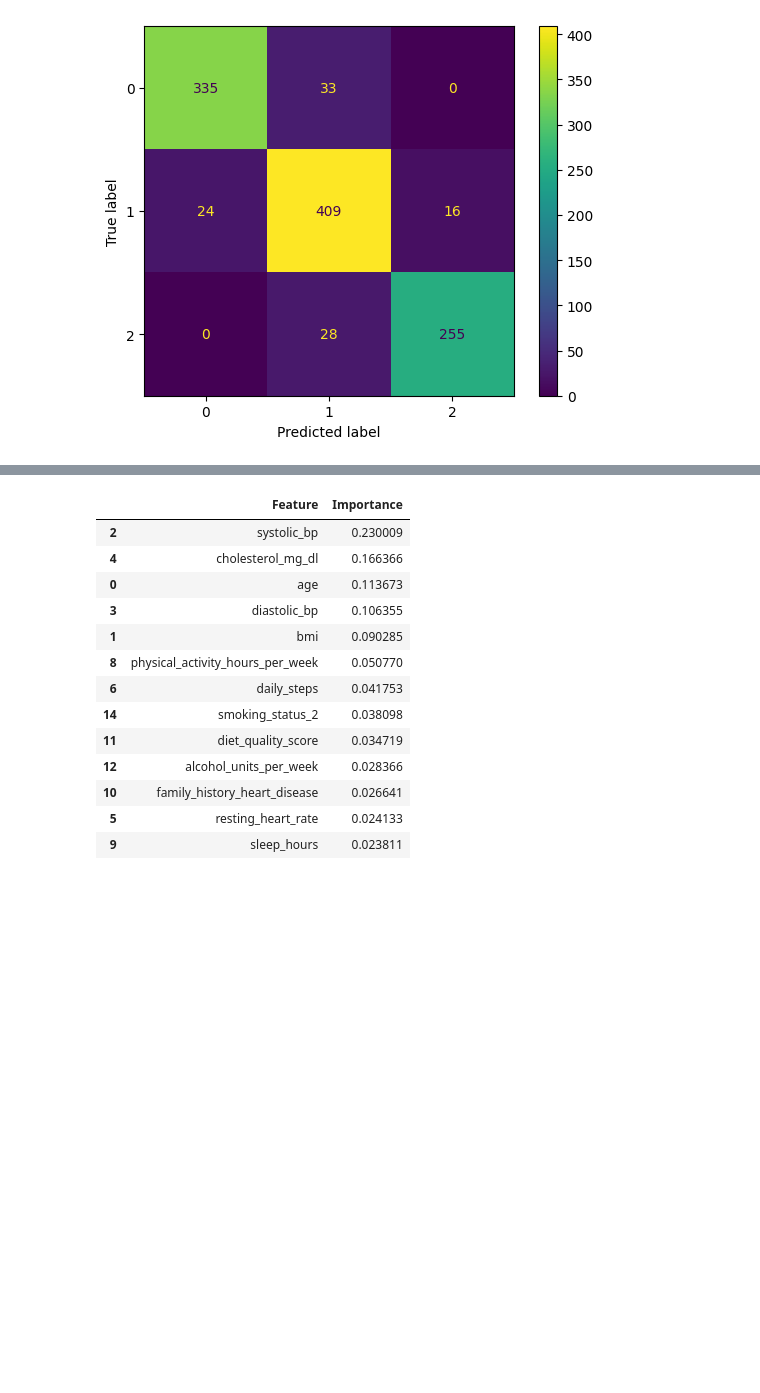
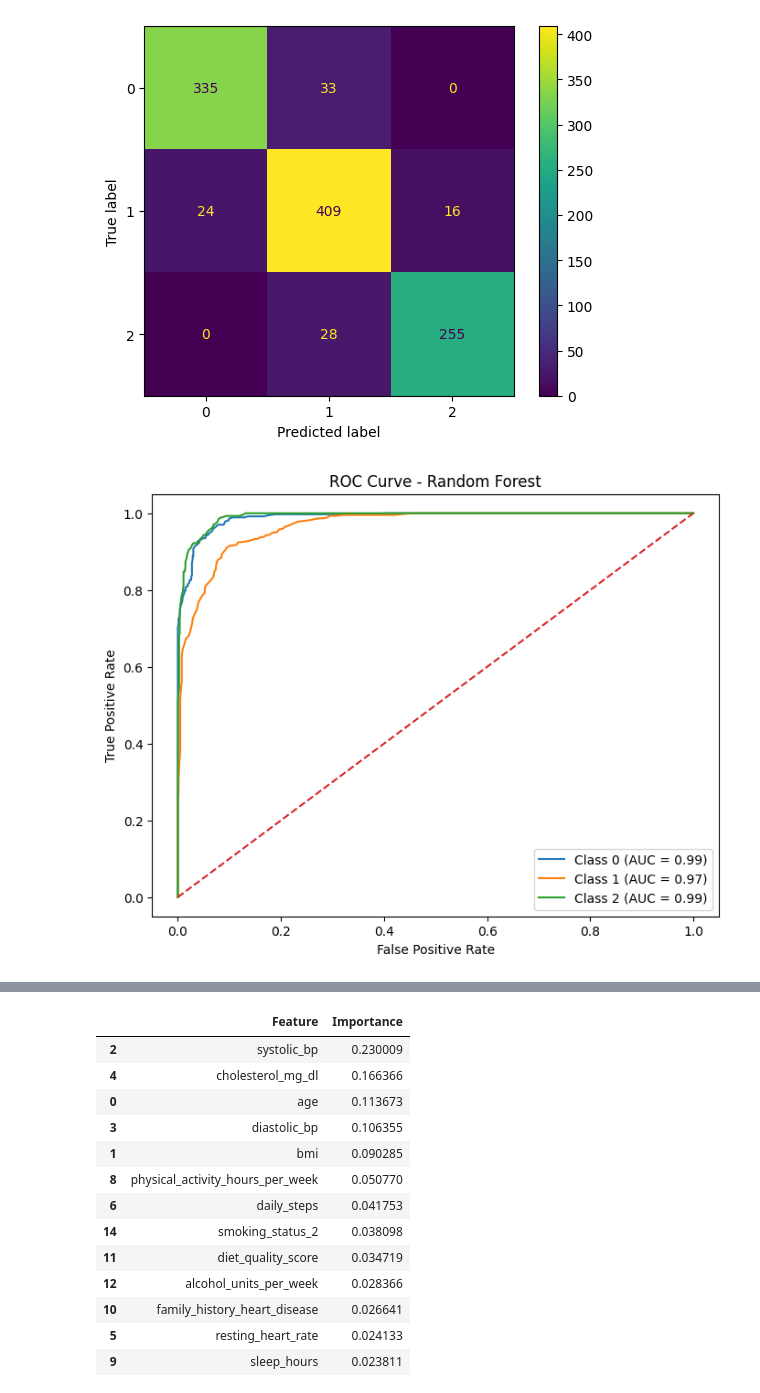
Before and after one commit to plamensve/ds_retake_exam_2026, a Jupyter notebook: notebooks/02_modeling.ipynb, the cells around one changed output, grey strips where cells are left out. Saved outputs shown, nothing was run; the diff lists cells and outputs as text; code cells hidden in the pictures; blank space fills up the shorter version.

Commit message:
Add ROC curve analysis and evaluation of other approaches

```diff
--- a/notebooks/02_modeling.ipynb
+++ b/notebooks/02_modeling.ipynb
@@ -182,3 +183,40 @@ ConfusionMatrixDisplay.from_predictions(
 plt.show()
 # %% [output]
 [figure]
+# %%
+y_test_bin = label_binarize(y_test, classes=[0,1,2])
+
+y_prob = model.predict_proba(X_test)
+# %%
+# Plotting ROC curves for each cardiovascular risk class.
+# ROC analysis evaluates the model's ability to distinguish between classes.
+
+# AUC values close to 1 indicate strong classification performance.
+
+# The diagonal red line represents random classification performance.
+# Curves above this line indicate that the model performs better than random guessing.
+plt.figure(figsize=(8,6))
+
+for i in range(3):
+
+    fpr, tpr, _ = roc_curve(y_test_bin[:, i], y_prob[:, i])
+
+    roc_auc = auc(fpr, tpr)
+
+    plt.plot(
+        fpr,
+        tpr,
+        label=f'Class {i} (AUC = {roc_auc:.2f})'
+    )
+
+plt.plot([0,1], [0,1], linestyle='--')
+
+plt.xlabel('False Positive Rate')
+plt.ylabel('True Positive Rate')
+plt.title('ROC Curve - Random Forest')
+
+plt.legend()
+
+plt.show()
+# %% [output]
+[figure, added]
```
Also changed, not shown: parts of 7 cells of this notebook.
